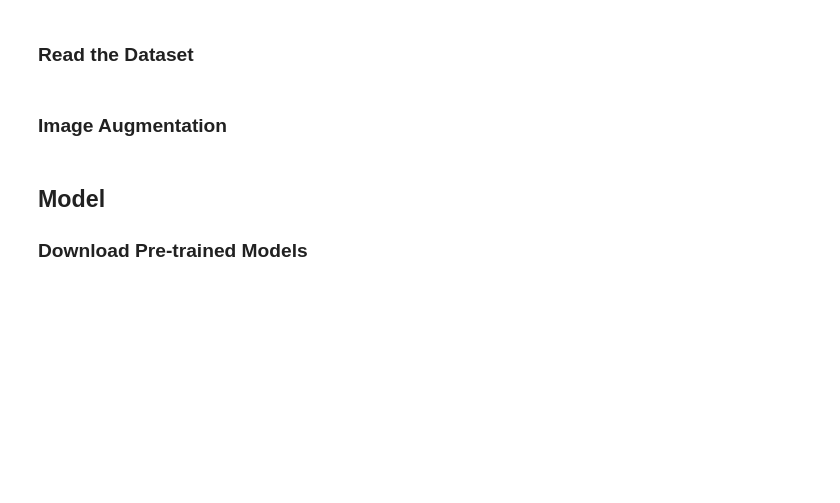
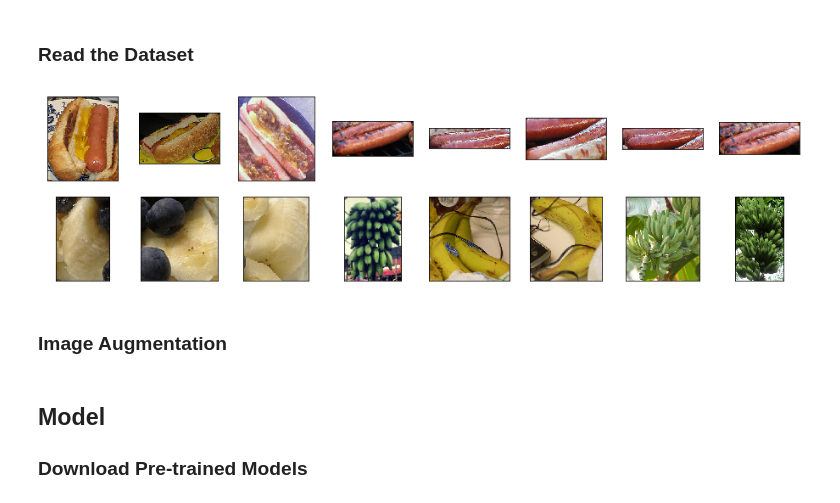
Before and after one commit to d2l-ai/berkeley-stat-157, a Jupyter notebook: slides/3_14/fine-tuning.ipynb, the cells around one changed output. Drawn from its saved outputs; the diff is of its cells as text; code cells hidden in the pictures; blank space fills up the shorter version.

```diff
--- a/slides/3_14/fine-tuning.ipynb
+++ b/slides/3_14/fine-tuning.ipynb
@@ -14,10 +14,11 @@ import zipfile
 
 ### Download the Data Set
 # %%
-data_dir = '../data'
+data_dir = '.'
 base_url = 'https://apache-mxnet.s3-accelerate.amazonaws.com/'
 fname = gutils.download(
     base_url + 'gluon/dataset/hotdog.zip',
     path=data_dir, sha1_hash='fba480ffa8aa7e0febbb511d181409f899b9baa5')
 with zipfile.ZipFile(fname, 'r') as z:
     z.extractall(data_dir)
+!tree -d hotdog
@@ -26,12 +37,14 @@ with zipfile.ZipFile(fname, 'r') as z:
 # %%
 train_imgs = gdata.vision.ImageFolderDataset(
     os.path.join(data_dir, 'hotdog/train'))
 test_imgs = gdata.vision.ImageFolderDataset(
     os.path.join(data_dir, 'hotdog/test'))
 
 hotdogs = [train_imgs[i][0] for i in range(8)]
 not_hotdogs = [train_imgs[-i - 1][0] for i in range(8)]
-d2l.show_images(hotdogs + not_hotdogs, 2, 8, scale=1.4);
+d2l.show_images(hotdogs + not_hotdogs, 2, 8, scale=2);
+# %% [output]
+[figure, added]
 # %% [markdown]
 ### Image Augmentation
 # %%
```
Also changed, not shown: parts of 5 cells of this notebook, 14 other files.
